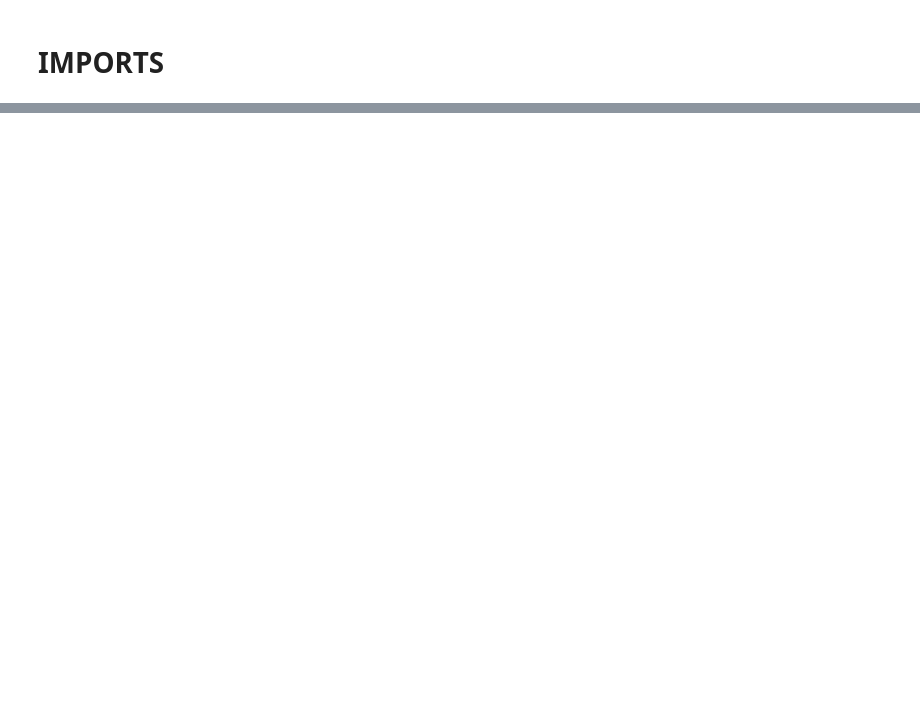
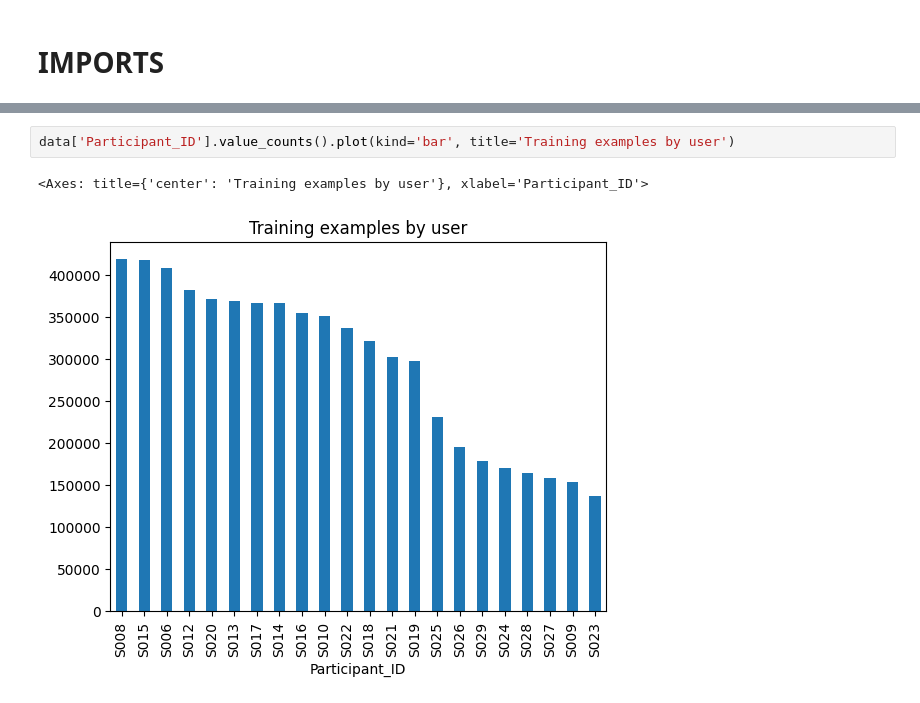
Before and after one commit to ELEFTHERIOSAMITSIS/data_mining, a Jupyter notebook: test_dataset.ipynb, the cells around one changed output, grey strips where cells are left out. Saved outputs shown, nothing was run; the diff lists cells and outputs as text; blank space fills up the shorter version.

```diff
--- a/test_dataset.ipynb
+++ b/test_dataset.ipynb
@@ -77,0 +70,5 @@ axs[1,1].legend()
+# %%
+data['Participant_ID'].value_counts().plot(kind='bar', title='Training examples by user')
+# %% [output]
+<Axes: title={'center': 'Training examples by user'}, xlabel='Participant_ID'>
+[figure, added]
```
Also changed, not shown: parts of 26 cells of this notebook, 3 other files.
